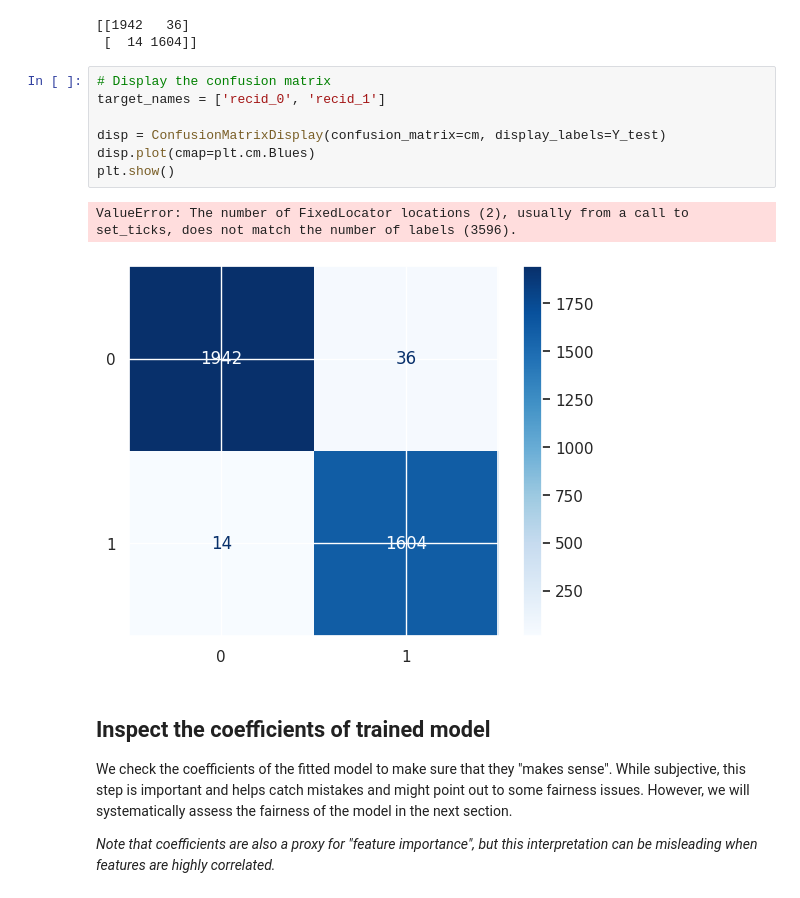
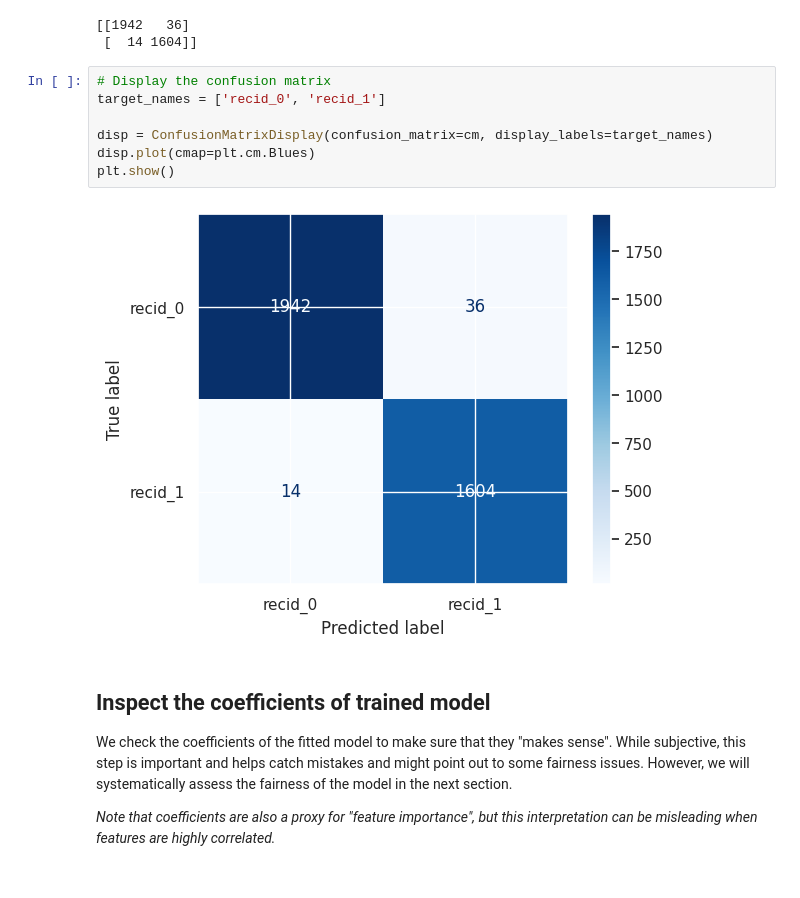
Before and after one commit to nokks/Fairness, a Jupyter notebook: 2021_scipy_tutorial/fairness-in-AI-systems-student.ipynb, the cells around one changed output. Saved outputs shown, nothing was run; the diff lists cells and outputs as text.

```diff
--- a/2021_scipy_tutorial/fairness-in-AI-systems-student.ipynb
+++ b/2021_scipy_tutorial/fairness-in-AI-systems-student.ipynb
@@ -1067,13 +1080,12 @@ print(cm)
 # %%
 # Display the confusion matrix
 target_names = ['recid_0', 'recid_1']
 
-disp = ConfusionMatrixDisplay(confusion_matrix=cm, display_labels=Y_test)
+disp = ConfusionMatrixDisplay(confusion_matrix=cm, display_labels=target_names)
 disp.plot(cmap=plt.cm.Blues)
 plt.show()
 # %% [output]
-ValueError: The number of FixedLocator locations (2), usually from a call to set_ticks, does not match the number of labels (3596).
-[figure, old version]
+[figure, new version]
 # %% [markdown]
 ## Inspect the coefficients of trained model
 
```
Also changed, not shown: parts of 51 cells of this notebook.
